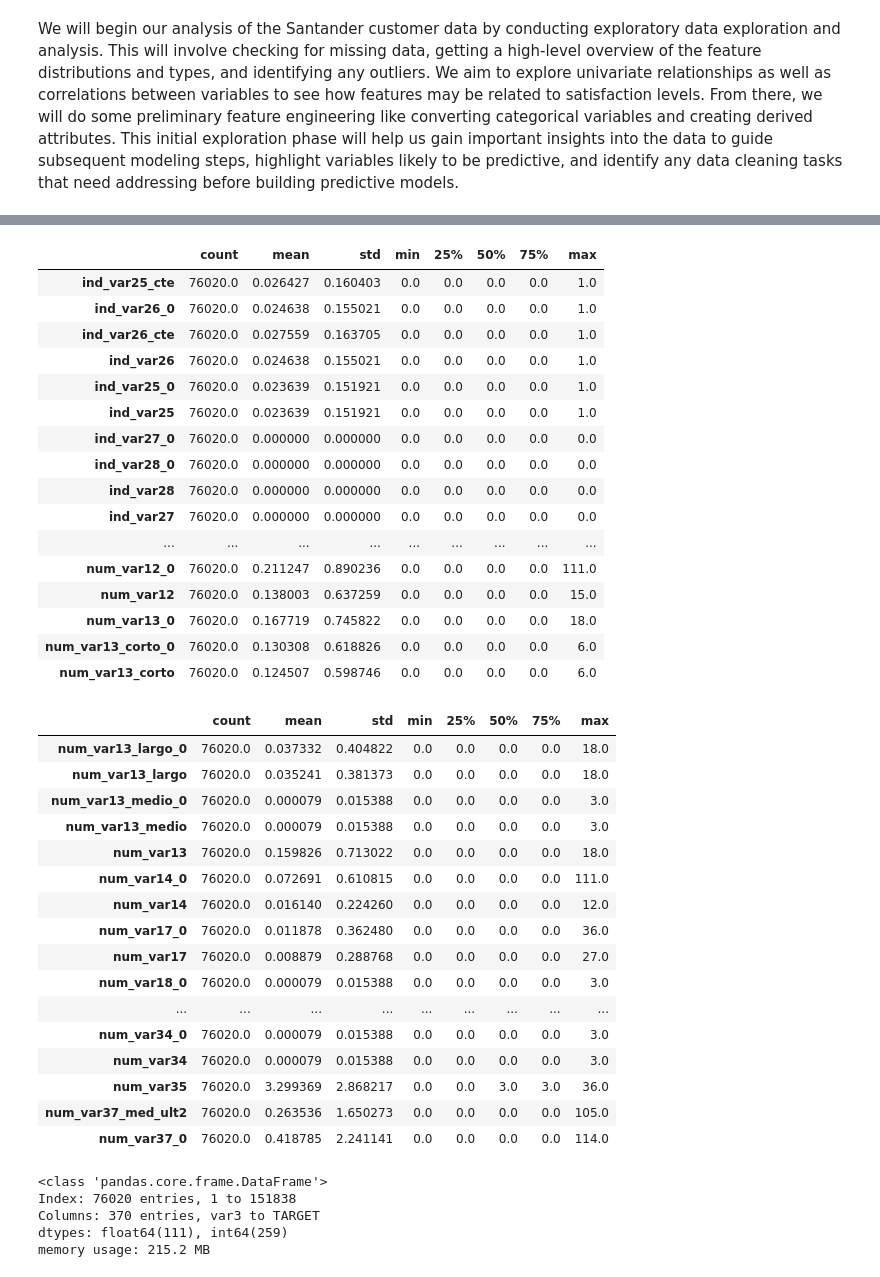
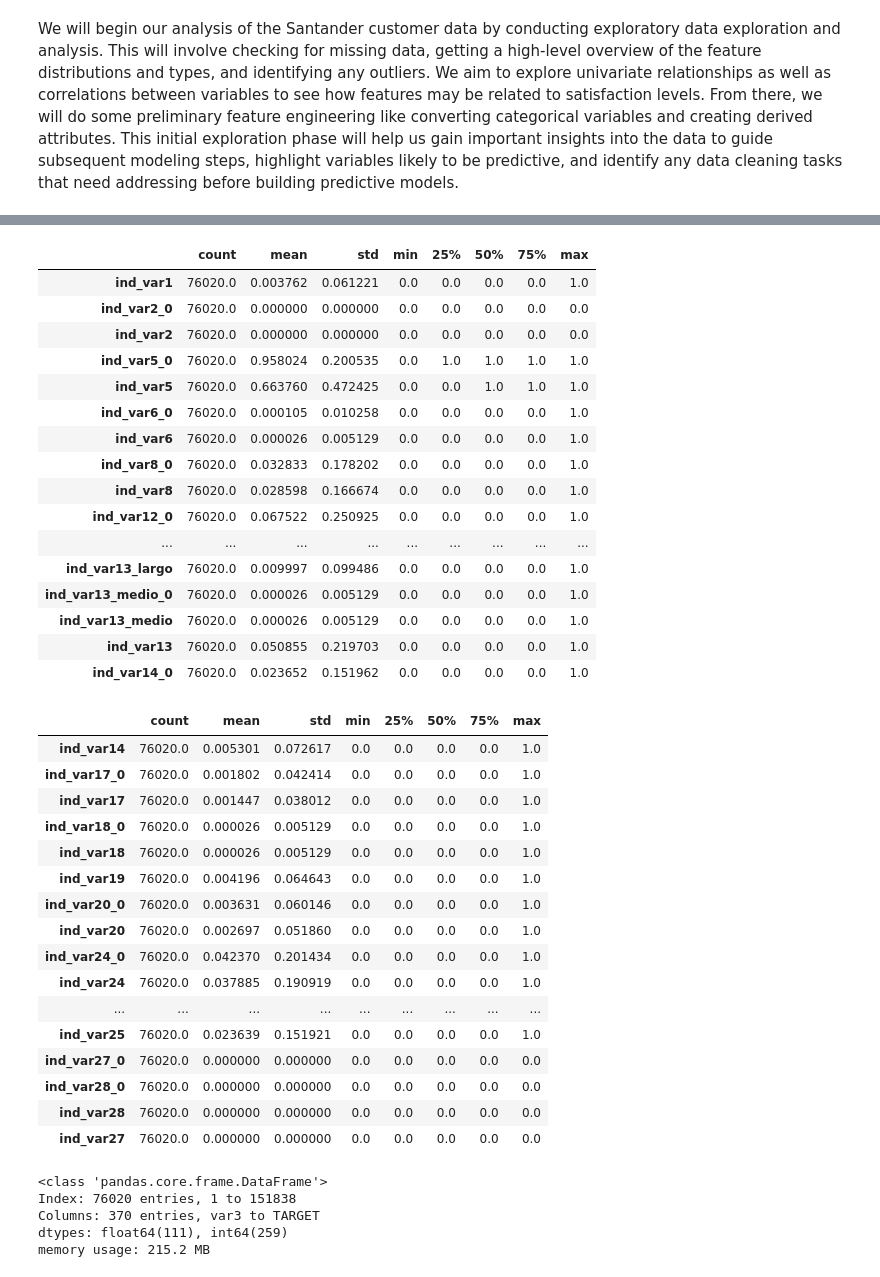
Before and after one commit to abu14/Kaggle_Project_Notebooks, a Jupyter notebook: santander-customer-satisfaction-xgboost.ipynb, the cells around one changed output, grey strips where cells are left out. Saved outputs shown, nothing was run; the diff lists cells and outputs as text; code cells hidden in the pictures.

```diff
--- a/santander-customer-satisfaction-xgboost.ipynb
+++ b/santander-customer-satisfaction-xgboost.ipynb
@@ -85,9 +82,9 @@ import io
 desc = training.describe().T
 
 # Display per 50 columns and convert them to an HTML
-desc1 = desc.iloc[:50].to_html()
-desc2 = desc.iloc[50:100].to_html()
-desc3 = desc.iloc[100:150].to_html()
+desc1 = desc.iloc[:20].to_html()
+desc2 = desc.iloc[20:40].to_html()
+desc3 = desc.iloc[40:60].to_html()
 
 #Display using html
 display_html(f"""
@@ -119,37 +116,37 @@ display_html(f"""
 |  | count | mean | std | min | 25% | 50% | 75% | max |
-| ind_var25_cte | 76020.0 | 0.026427 | 0.160403 | 0.0 | 0.0 | 0.0 | 0.0 | 1.0 |
-| ind_var26_0 | 76020.0 | 0.024638 | 0.155021 | 0.0 | 0.0 | 0.0 | 0.0 | 1.0 |
-| ind_var26_cte | 76020.0 | 0.027559 | 0.163705 | 0.0 | 0.0 | 0.0 | 0.0 | 1.0 |
-| ind_var26 | 76020.0 | 0.024638 | 0.155021 | 0.0 | 0.0 | 0.0 | 0.0 | 1.0 |
-| ind_var25_0 | 76020.0 | 0.023639 | 0.151921 | 0.0 | 0.0 | 0.0 | 0.0 | 1.0 |
-| ind_var25 | 76020.0 | 0.023639 | 0.151921 | 0.0 | 0.0 | 0.0 | 0.0 | 1.0 |
-| ind_var27_0 | 76020.0 | 0.000000 | 0.000000 | 0.0 | 0.0 | 0.0 | 0.0 | 0.0 |
-| ind_var28_0 | 76020.0 | 0.000000 | 0.000000 | 0.0 | 0.0 | 0.0 | 0.0 | 0.0 |
-| ind_var28 | 76020.0 | 0.000000 | 0.000000 | 0.0 | 0.0 | 0.0 | 0.0 | 0.0 |
-| ind_var27 | 76020.0 | 0.000000 | 0.000000 | 0.0 | 0.0 | 0.0 | 0.0 | 0.0 |
+| ind_var1 | 76020.0 | 0.003762 | 0.061221 | 0.0 | 0.0 | 0.0 | 0.0 | 1.0 |
+| ind_var2_0 | 76020.0 | 0.000000 | 0.000000 | 0.0 | 0.0 | 0.0 | 0.0 | 0.0 |
+| ind_var2 | 76020.0 | 0.000000 | 0.000000 | 0.0 | 0.0 | 0.0 | 0.0 | 0.0 |
+| ind_var5_0 | 76020.0 | 0.958024 | 0.200535 | 0.0 | 1.0 | 1.0 | 1.0 | 1.0 |
+| ind_var5 | 76020.0 | 0.663760 | 0.472425 | 0.0 | 0.0 | 1.0 | 1.0 | 1.0 |
+| ind_var6_0 | 76020.0 | 0.000105 | 0.010258 | 0.0 | 0.0 | 0.0 | 0.0 | 1.0 |
+| ind_var6 | 76020.0 | 0.000026 | 0.005129 | 0.0 | 0.0 | 0.0 | 0.0 | 1.0 |
+| ind_var8_0 | 76020.0 | 0.032833 | 0.178202 | 0.0 | 0.0 | 0.0 | 0.0 | 1.0 |
+| ind_var8 | 76020.0 | 0.028598 | 0.166674 | 0.0 | 0.0 | 0.0 | 0.0 | 1.0 |
+| ind_var12_0 | 76020.0 | 0.067522 | 0.250925 | 0.0 | 0.0 | 0.0 | 0.0 | 1.0 |
 | ... | ... | ... | ... | ... | ... | ... | ... | ... |
-| num_var12_0 | 76020.0 | 0.211247 | 0.890236 | 0.0 | 0.0 | 0.0 | 0.0 | 111.0 |
-| num_var12 | 76020.0 | 0.138003 | 0.637259 | 0.0 | 0.0 | 0.0 | 0.0 | 15.0 |
-| num_var13_0 | 76020.0 | 0.167719 | 0.745822 | 0.0 | 0.0 | 0.0 | 0.0 | 18.0 |
-| num_var13_corto_0 | 76020.0 | 0.130308 | 0.618826 | 0.0 | 0.0 | 0.0 | 0.0 | 6.0 |
-| num_var13_corto | 76020.0 | 0.124507 | 0.598746 | 0.0 | 0.0 | 0.0 | 0.0 | 6.0 |
+| ind_var13_largo | 76020.0 | 0.009997 | 0.099486 | 0.0 | 0.0 | 0.0 | 0.0 | 1.0 |
+| ind_var13_medio_0 | 76020.0 | 0.000026 | 0.005129 | 0.0 | 0.0 | 0.0 | 0.0 | 1.0 |
+| ind_var13_medio | 76020.0 | 0.000026 | 0.005129 | 0.0 | 0.0 | 0.0 | 0.0 | 1.0 |
+| ind_var13 | 76020.0 | 0.050855 | 0.219703 | 0.0 | 0.0 | 0.0 | 0.0 | 1.0 |
+| ind_var14_0 | 76020.0 | 0.023652 | 0.151962 | 0.0 | 0.0 | 0.0 | 0.0 | 1.0 |
 |  | count | mean | std | min | 25% | 50% | 75% | max |
-| num_var13_largo_0 | 76020.0 | 0.037332 | 0.404822 | 0.0 | 0.0 | 0.0 | 0.0 | 18.0 |
-| num_var13_largo | 76020.0 | 0.035241 | 0.381373 | 0.0 | 0.0 | 0.0 | 0.0 | 18.0 |
-| num_var13_medio_0 | 76020.0 | 0.000079 | 0.015388 | 0.0 | 0.0 | 0.0 | 0.0 | 3.0 |
-| num_var13_medio | 76020.0 | 0.000079 | 0.015388 | 0.0 | 0.0 | 0.0 | 0.0 | 3.0 |
-| num_var13 | 76020.0 | 0.159826 | 0.713022 | 0.0 | 0.0 | 0.0 | 0.0 | 18.0 |
-| num_var14_0 | 76020.0 | 0.072691 | 0.610815 | 0.0 | 0.0 | 0.0 | 0.0 | 111.0 |
-| num_var14 | 76020.0 | 0.016140 | 0.224260 | 0.0 | 0.0 | 0.0 | 0.0 | 12.0 |
-| num_var17_0 | 76020.0 | 0.011878 | 0.362480 | 0.0 | 0.0 | 0.0 | 0.0 | 36.0 |
-| num_var17 | 76020.0 | 0.008879 | 0.288768 | 0.0 | 0.0 | 0.0 | 0.0 | 27.0 |
-| num_var18_0 | 76020.0 | 0.000079 | 0.015388 | 0.0 | 0.0 | 0.0 | 0.0 | 3.0 |
+| ind_var14 | 76020.0 | 0.005301 | 0.072617 | 0.0 | 0.0 | 0.0 | 0.0 | 1.0 |
+| ind_var17_0 | 76020.0 | 0.001802 | 0.042414 | 0.0 | 0.0 | 0.0 | 0.0 | 1.0 |
+| ind_var17 | 76020.0 | 0.001447 | 0.038012 | 0.0 | 0.0 | 0.0 | 0.0 | 1.0 |
+| ind_var18_0 | 76020.0 | 0.000026 | 0.005129 | 0.0 | 0.0 | 0.0 | 0.0 | 1.0 |
+| ind_var18 | 76020.0 | 0.000026 | 0.005129 | 0.0 | 0.0 | 0.0 | 0.0 | 1.0 |
+| ind_var19 | 76020.0 | 0.004196 | 0.064643 | 0.0 | 0.0 | 0.0 | 0.0 | 1.0 |
+| ind_var20_0 | 76020.0 | 0.003631 | 0.060146 | 0.0 | 0.0 | 0.0 | 0.0 | 1.0 |
+| ind_var20 | 76020.0 | 0.002697 | 0.051860 | 0.0 | 0.0 | 0.0 | 0.0 | 1.0 |
+| ind_var24_0 | 76020.0 | 0.042370 | 0.201434 | 0.0 | 0.0 | 0.0 | 0.0 | 1.0 |
+| ind_var24 | 76020.0 | 0.037885 | 0.190919 | 0.0 | 0.0 | 0.0 | 0.0 | 1.0 |
 | ... | ... | ... | ... | ... | ... | ... | ... | ... |
-| num_var34_0 | 76020.0 | 0.000079 | 0.015388 | 0.0 | 0.0 | 0.0 | 0.0 | 3.0 |
-| num_var34 | 76020.0 | 0.000079 | 0.015388 | 0.0 | 0.0 | 0.0 | 0.0 | 3.0 |
-| num_var35 | 76020.0 | 3.299369 | 2.868217 | 0.0 | 0.0 | 3.0 | 3.0 | 36.0 |
-| num_var37_med_ult2 | 76020.0 | 0.263536 | 1.650273 | 0.0 | 0.0 | 0.0 | 0.0 | 105.0 |
-| num_var37_0 | 76020.0 | 0.418785 | 2.241141 | 0.0 | 0.0 | 0.0 | 0.0 | 114.0 |
+| ind_var25 | 76020.0 | 0.023639 | 0.151921 | 0.0 | 0.0 | 0.0 | 0.0 | 1.0 |
+| ind_var27_0 | 76020.0 | 0.000000 | 0.000000 | 0.0 | 0.0 | 0.0 | 0.0 | 0.0 |
+| ind_var28_0 | 76020.0 | 0.000000 | 0.000000 | 0.0 | 0.0 | 0.0 | 0.0 | 0.0 |
+| ind_var28 | 76020.0 | 0.000000 | 0.000000 | 0.0 | 0.0 | 0.0 | 0.0 | 0.0 |
+| ind_var27 | 76020.0 | 0.000000 | 0.000000 | 0.0 | 0.0 | 0.0 | 0.0 | 0.0 |
 # %%
 training.info()
 # %% [output]
```
Also changed, not shown: parts of 12 cells of this notebook.
